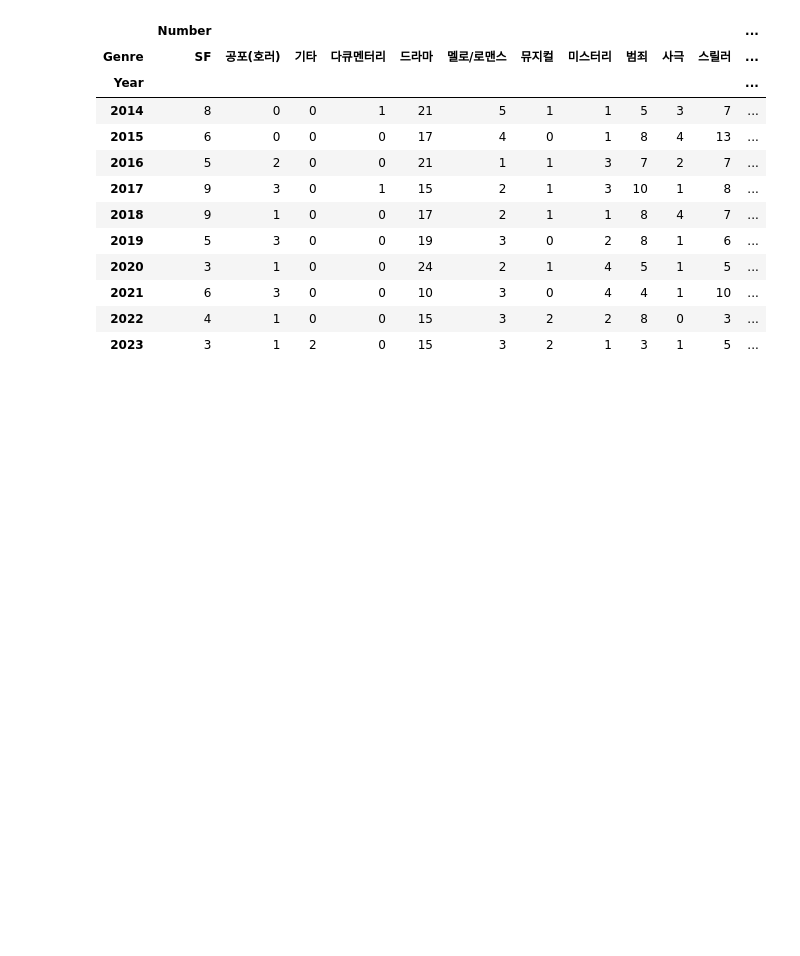
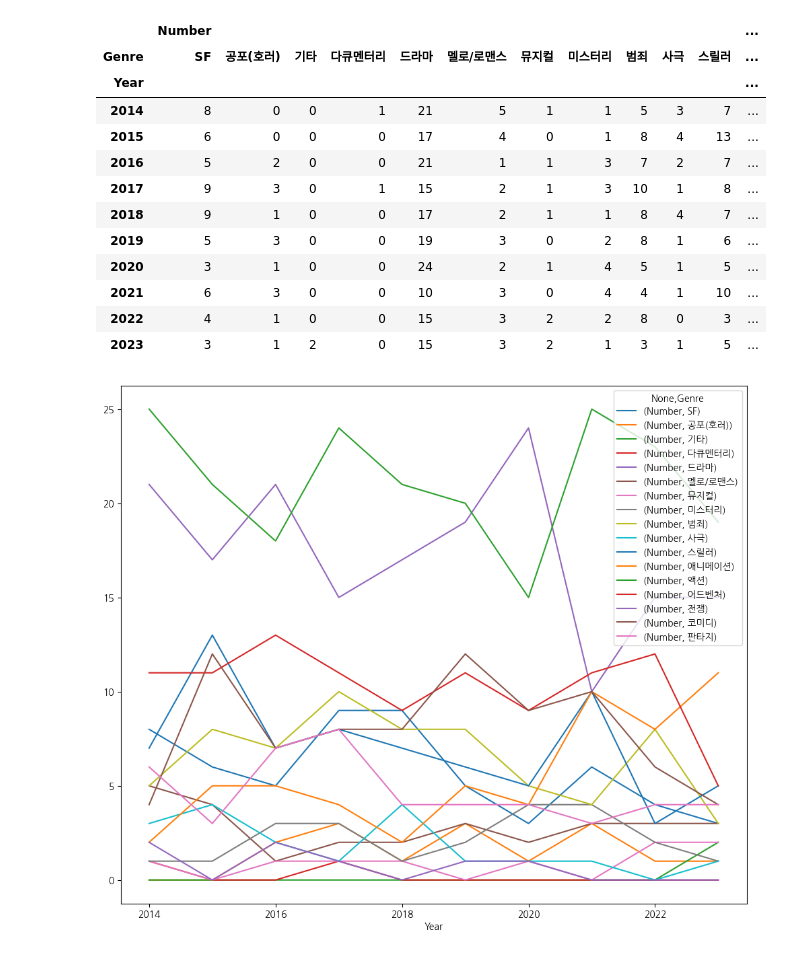
Before and after one commit to addinedu-ros-8th/eda-repo-1, a Jupyter notebook: src/ott_yearly_genre_analysis.ipynb, the cells around one changed output. Cells and saved outputs as stored; diff of their text form; code cells hidden in the pictures; blank space fills up the shorter version.

```diff
--- a/src/ott_yearly_genre_analysis.ipynb
+++ b/src/ott_yearly_genre_analysis.ipynb
@@ -169,3 +169,8 @@ genre_total
 | 2021 | 6 | 3 | 0 | 0 | 10 | 3 | 0 | 4 | 4 | 1 | 10 | ... |
 | 2022 | 4 | 1 | 0 | 0 | 15 | 3 | 2 | 2 | 8 | 0 | 3 | ... |
 | 2023 | 3 | 1 | 2 | 0 | 15 | 3 | 2 | 1 | 3 | 1 | 5 | ... |
+# %%
+genre_total.plot(figsize=(12, 10))
+plt.show()
+# %% [output]
+[figure, added]
```
Also changed, not shown: parts of 2 cells of this notebook.
